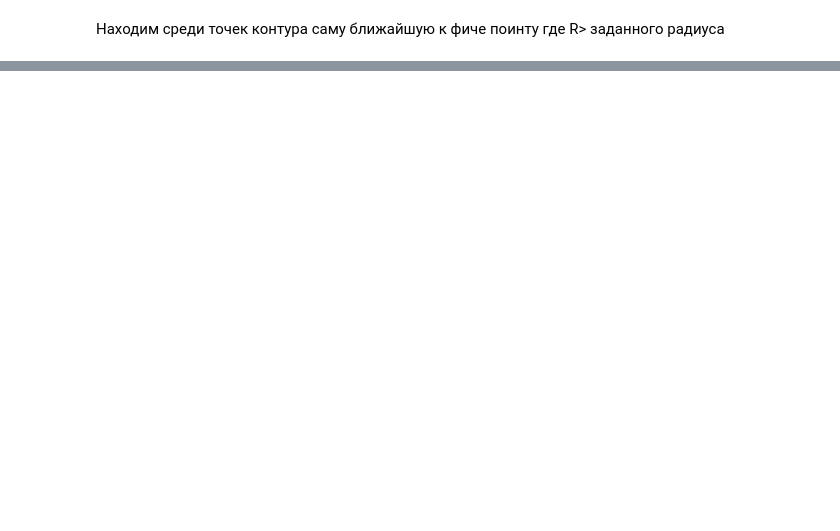
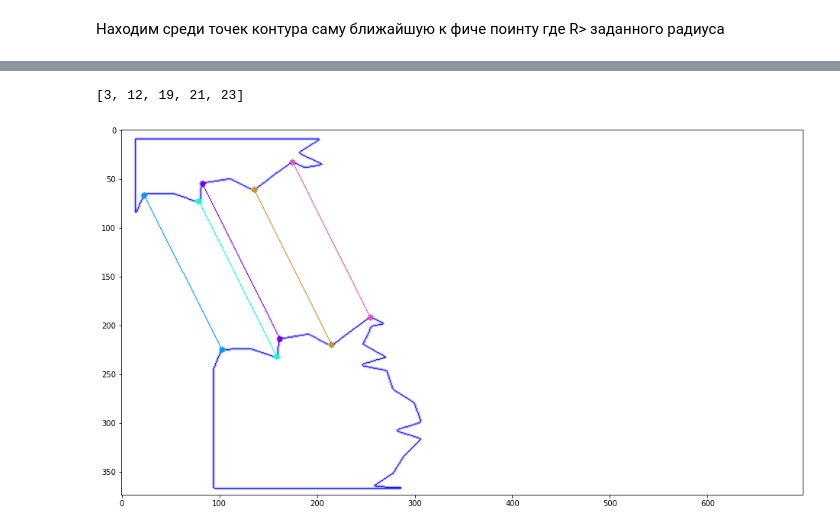
Before and after one commit to Sardaan/puzzle, a Jupyter notebook: puzzle.ipynb, the cells around one changed output, grey strips where cells are left out. Drawn from its saved outputs; the diff is of its cells as text; code cells hidden in the pictures; blank space fills up the shorter version.

```diff
--- a/puzzle.ipynb
+++ b/puzzle.ipynb
@@ -404,5 +411,5 @@ plt.show()
 # %%
-accuracy = 0.01
+accuracy = 0.02
 
 def matchParts(angles1, angles2):
   match = []
@@ -438,0 +441,10 @@ for img in images:
+# %%
+# count matches
+matches = []
+for i in range(4):
+  for j in range(4):
+    if (i!=j):
+      partsMatch = matchParts(angles[i], angles[j])
+      result = i, j, len(partsMatch)
+      matches.append(result)
+      print(result)
@@ -481,0 +520,35 @@ plt.show()
+# %%
+from collections import Counter
+# c = Counter(lineAngle)
+cnt = Counter(lineAngle).most_common(1)
+val, n = cnt[0]
+
+matchIndex = []
+for i in range(len(lineAngle)):
+  if lineAngle[i] == val:
+    matchIndex.append(i)
+
+print(matchIndex)
+
+parallelMatches = []
+for match in matchIndex:
+
+  r = random.randint(0,255)
+  g = random.randint(0,255)
+  b = random.randint(0,255)
+  coord1 = int(partsMatch[match][0][0][0]), int(partsMatch[match][0][0][1])
+  coord2 = int(partsMatch[match][1][0][0]), int(partsMatch[match][1][0][1])
+
+  match = [coord1, coord2]
+  parallelMatches.append(match)
+
+  cv2.circle(blank, coord1, 3, (r, g, b), -1)
+  cv2.circle(blank, coord2, 3, (r, g, b), -1)
+  cv2.line(blank, coord1, coord2,(r, g, b), 1)
+
+fig = plt.figure(figsize=(16, 9))
+plt.imshow(blank)
+plt.show()
+# %% [output]
+[3, 12, 19, 21, 23]
+[figure, added]
```
Also changed, not shown: parts of 15 cells of this notebook.
